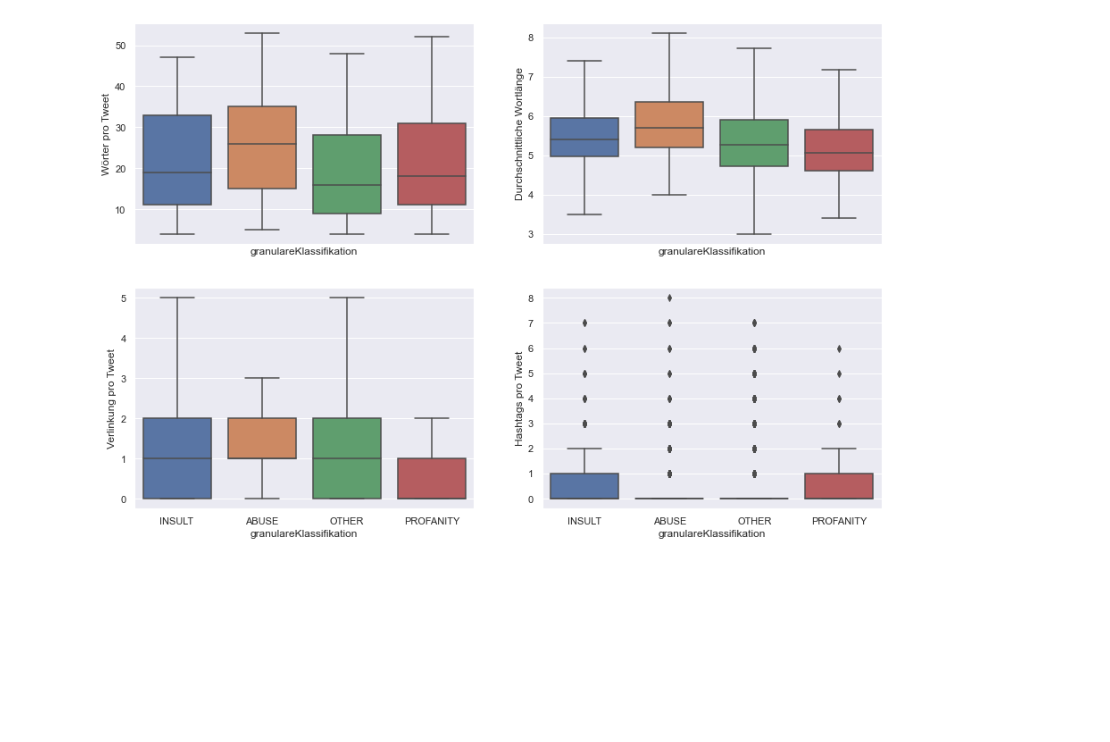
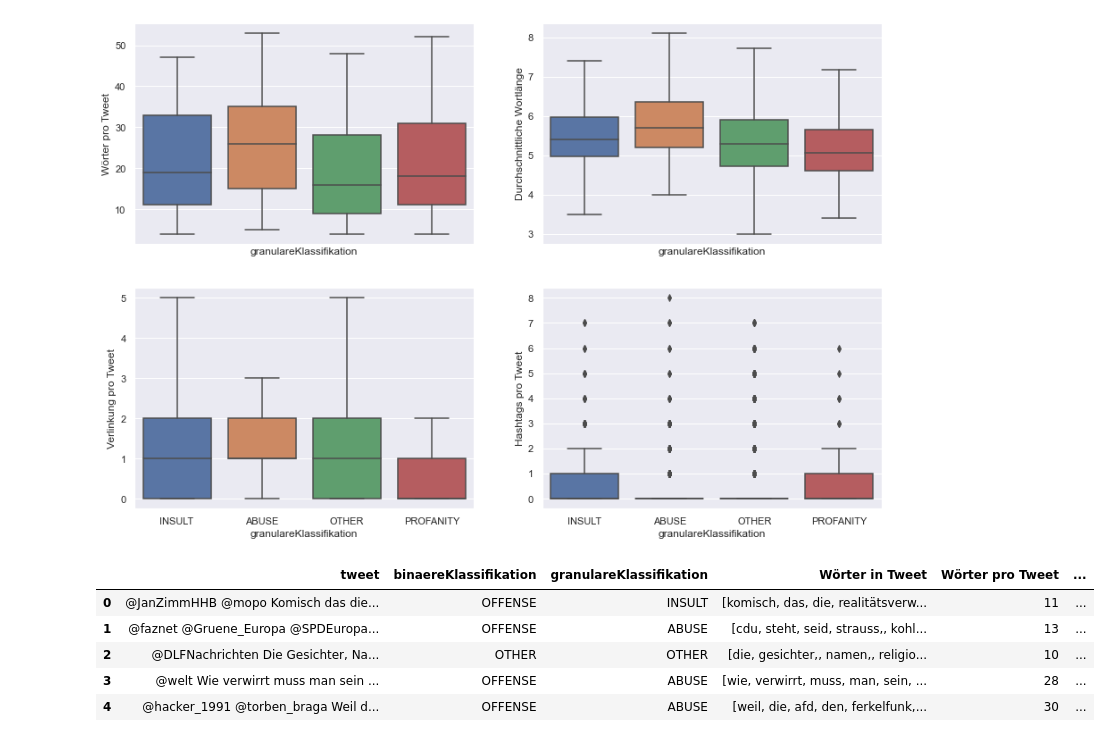
Before and after one commit to LeIx1999/ASUD_Cyberbullying, a Jupyter notebook: Notebooks/Data Preparation.ipynb, the cells around one changed output. Drawn from its saved outputs; the diff is of its cells as text; code cells hidden in the pictures; blank space fills up the shorter version.

```diff
--- a/Data Preparation.ipynb
+++ b/Notebooks/Data Preparation.ipynb
@@ -401,3 +402,12 @@ ax3 = sns.boxplot(data = df
 # #                   ,showfliers = False
 # #                   ,ax = axes[2,1]
 # #                  )
+# %%
+df.head()
+# %% [output]
+|  | tweet | binaereKlassifikation | granulareKlassifikation | Wörter in Tweet | Wörter pro Tweet | ... |
+| 0 | @JanZimmHHB @mopo Komisch das die... | OFFENSE | INSULT | [komisch, das, die, realitätsverw... | 11 | ... |
+| 1 | @faznet @Gruene_Europa @SPDEuropa... | OFFENSE | ABUSE | [cdu, steht, seid, strauss,, kohl... | 13 | ... |
+| 2 | @DLFNachrichten Die Gesichter, Na... | OTHER | OTHER | [die, gesichter,, namen,, religio... | 10 | ... |
+| 3 | @welt Wie verwirrt muss man sein ... | OFFENSE | ABUSE | [wie, verwirrt, muss, man, sein, ... | 28 | ... |
+| 4 | @hacker_1991 @torben_braga Weil d... | OFFENSE | ABUSE | [weil, die, afd, den, ferkelfunk,... | 30 | ... |
```
Also changed, not shown: parts of 6 cells of this notebook, 11 other files.
